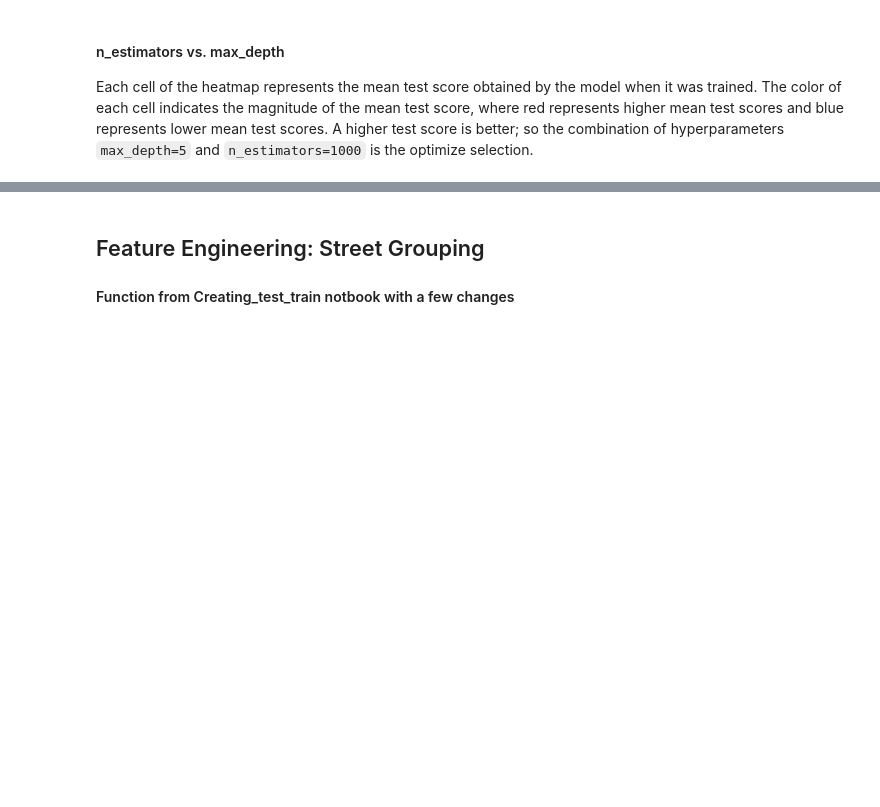
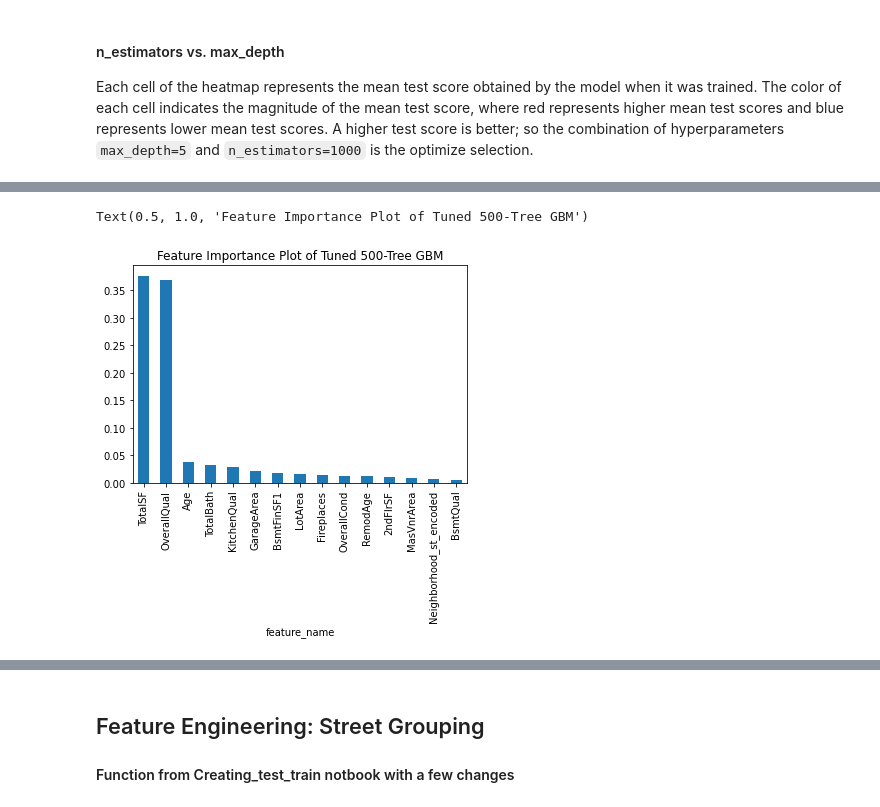
Before and after one commit to jasonphillip/Ames_Housing_ML_Project, a Jupyter notebook: models/UPDATED-gradient-boosting-models.ipynb, the cells around one changed output, grey strips where cells are left out. Drawn from its saved outputs; the diff is of its cells as text; code cells hidden in the pictures; blank space fills up the shorter version.

```diff
--- a/models/UPDATED-gradient-boosting-models.ipynb
+++ b/models/UPDATED-gradient-boosting-models.ipynb
@@ -422,0 +370,6 @@ plt.show()
+# %%
+gbm_tuned_model = GradientBoostingRegressor(
+    learning_rate=0.1, max_depth=3, n_estimators=500
+)
+
+gbm_tuned_model.fit(X_train, y_train)
@@ -451,0 +460,7 @@ Test R-squared:  0.9238611061828883
+# %%
+sorted_importance = sorted(
+    zip(X_train.columns, gbm_tuned_model.feature_importances_),
+    key=lambda t: t[1],
+    reverse=True,
+)
+sorted_importance
@@ -451,0 +469,9 @@ Test R-squared:  0.9238611061828883
+# %%
+a, b = zip(*sorted_importance[:15])
+pd.DataFrame({"feature_name": a, "importance_score": b}).plot.bar(
+    x="feature_name", y="importance_score", legend=None
+)
+plt.title("Feature Importance Plot of Tuned 500-Tree GBM")
+# %% [output]
+Text(0.5, 1.0, 'Feature Importance Plot of Tuned 500-Tree GBM')
+[figure, added]
```
Also changed, not shown: parts of 53 cells of this notebook.
